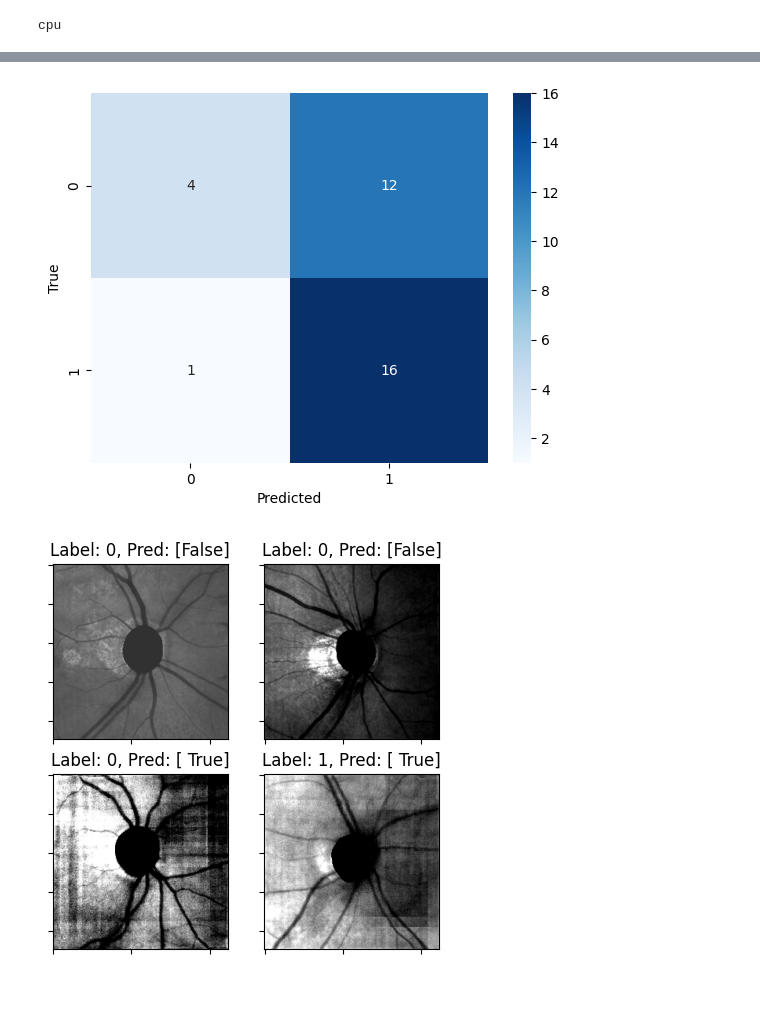
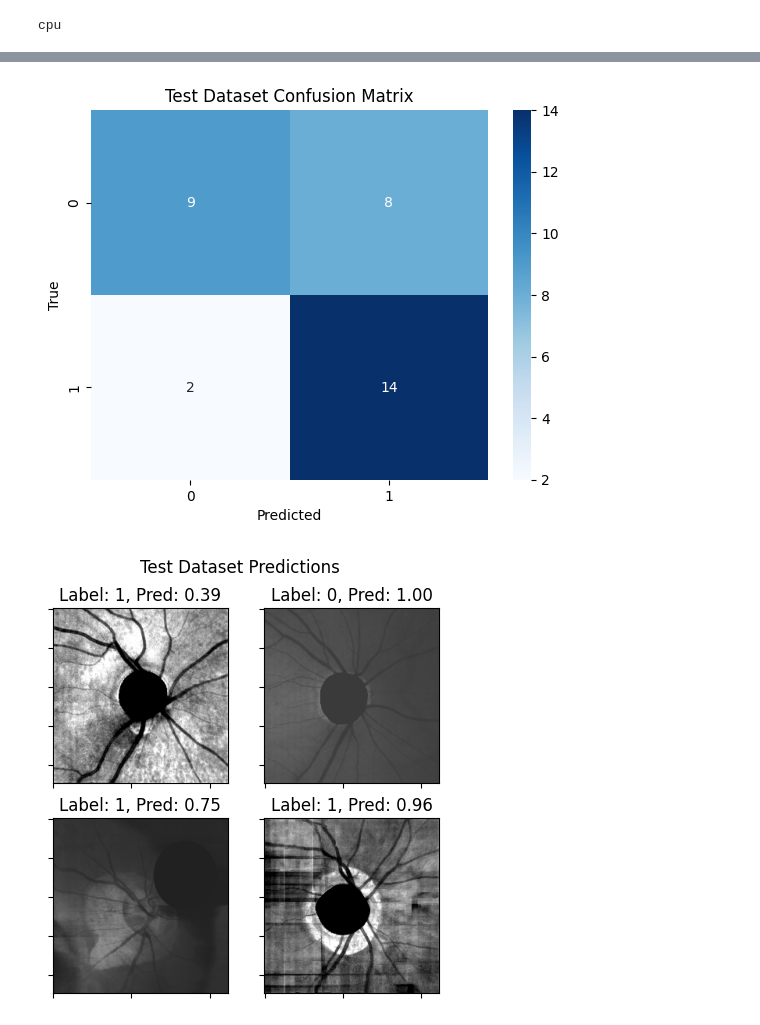
Before and after one commit to yuehtingchen/cv-final-project, a Jupyter notebook: project.ipynb, the cells around one changed output, grey strips where cells are left out. Cells and saved outputs as stored; diff of their text form; code cells hidden in the pictures; blank space fills up the shorter version.

```diff
--- a/project.ipynb
+++ b/project.ipynb
@@ -52,13 +60,15 @@ dataset = torch.utils.data.ConcatDataset([AD, AD_normal, CVD_normal])
 # show some images
 fig = plt.figure(figsize=(5, 5))
 for i in range(4):
-	img, label = dataset[i]
+	img, label = dataset[i * 40]
 	ax = fig.add_subplot(2, 2, i+1)
 	ax.imshow(img.permute(1, 2, 0).numpy())
 	ax.set_xticklabels([])
 	ax.set_yticklabels([])
 	ax.set_title(label)
 
+# add title
+fig.suptitle('Sample Images from dataset')
 # save image
 plt.savefig('plots/data.png', dpi=300)
 # %% [output]
@@ -95,7 +105,7 @@ class ResNet(nn.Module):
 # split data into train and test
 from sklearn.model_selection import train_test_split
 
-train_data, test_data = train_test_split(dataset, test_size=0.2, random_state=42)
+train_data, test_data = train_test_split(dataset, test_size=0.2, random_state=13, shuffle=True)
 # %%
 # perform 5 fold cross validation
 from sklearn.model_selection import KFold
@@ -251,0 +280,15 @@ ax.legend()
+# %%
+# plot validation metrics
+fig = plt.figure(figsize=(10, 5))
+ax = fig.add_subplot(1, 2, 1)
+ax.plot(val_acc_list, label='Val Acc')
+ax.plot(val_precision_list, label='Val Precision')
+ax.plot(val_recall_list, label='Val Recall')
+ax.plot(val_f1_list, label='Val F1')
+ax.set_xlabel('Epoch')
+ax.set_ylabel('Metrics')
+ax.legend()
+# add title
+ax.set_title('Validation Metrics')
+plt.tight_layout()
+plt.savefig('plots/val_metrics.png', dpi=300, bbox_inches='tight')
@@ -308,25 +353,32 @@ for img, label in test_loader:
 
 cm = confusion_matrix(y_true, y_pred)
 sns.heatmap(cm, annot=True, fmt='d', cmap='Blues')
+# add title
+plt.title('Test Dataset Confusion Matrix')
 plt.xlabel('Predicted')
 plt.ylabel('True')
 plt.savefig('plots/confusion_matrix.png', dpi=300)
 # %% [output]
-[figure, old version]
+[figure, new version]
 # %%
 # show some images and predictions
 dataiter = iter(test_loader)
 img, label = next(dataiter)
 img = img.to(device)
 label = label.to(device)
 output = model(img)
 
 fig = plt.figure(figsize=(5, 5))
 for i in range(4):
 	ax = fig.add_subplot(2, 2, i+1)
 	ax.imshow(img[i].permute(1, 2, 0).cpu().numpy())
 	ax.set_xticklabels([])
 	ax.set_yticklabels([])
-	ax.set_title(f'Label: {label[i].cpu().numpy()}, Pred: {output[i].cpu().detach().numpy() > 0.5}')
+	ax.set_title(f'Label: {label[i].cpu().numpy()}, Pred: {(output[i].cpu().detach().numpy())[0]:.2f}')
+
+# add title
+plt.suptitle('Test Dataset Predictions')
+# save image
+plt.savefig('plots/predictions.png', dpi=300)
 # %% [output]
-[figure, old version]
+[figure, new version]
```
Also changed, not shown: parts of 8 cells of this notebook, 7 other files.
